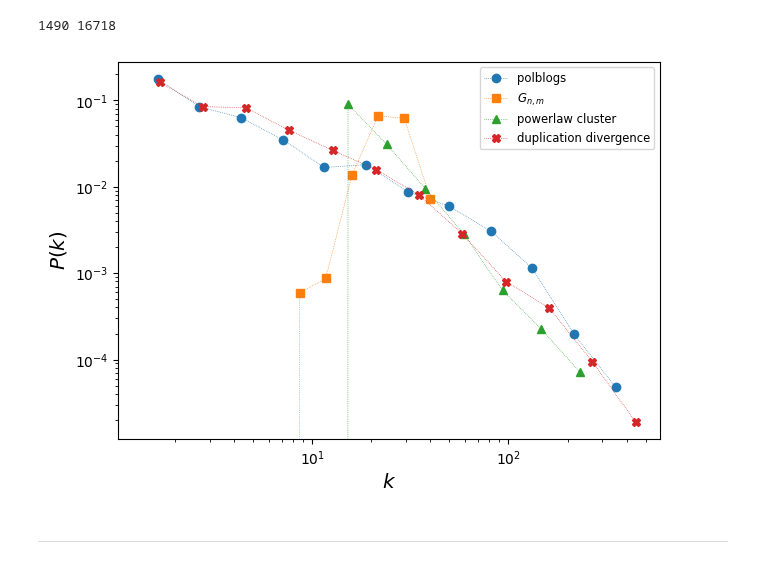
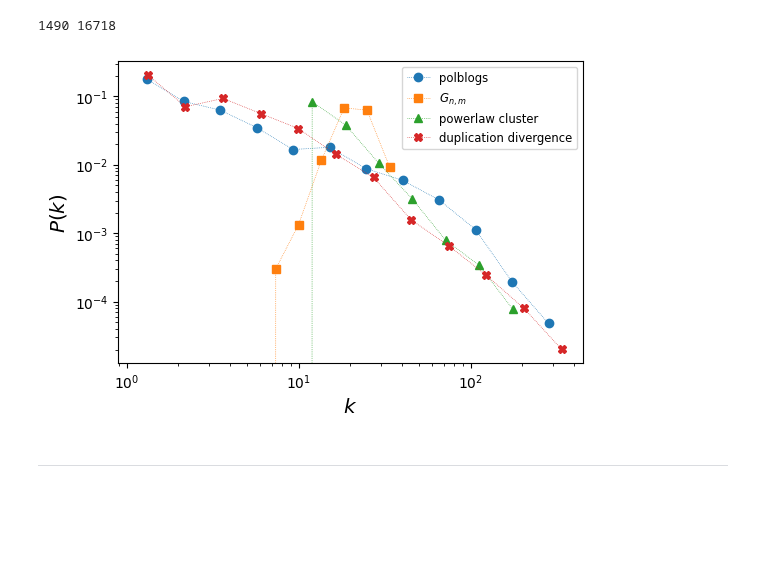
Before and after one commit to asmithh/network-science-data-book, a Jupyter notebook: class_03_networkx2.ipynb, the cells around one changed output. Saved outputs shown, nothing was run; the diff lists cells and outputs as text; code cells hidden in the pictures; blank space fills up the shorter version.

```diff
--- a/class_03_networkx2.ipynb
+++ b/class_03_networkx2.ipynb
@@ -152,7 +233,7 @@ Source: http://barabasi.com/networksciencebook/chapter/4#hubs
 ;) don't look below
 _______________
 # %%
-def degree_distribution(G, number_of_bins=15, log_binning=True, density=True):
+def degree_distribution(G, number_of_bins=15, log_binning=True, density=True, directed=False):
     """
     Given a degree sequence, return the y values (probability) and the
     x values (support) of a degree distribution that you're going to plot.
@@ -172,32 +253,56 @@ def degree_distribution(G, number_of_bins=15, log_binning=True, density=True):
         whether to return counts or probability density (default: True)
         Note: probability densities integrate to 1 but do not sum to 1.
 
+    directed (bool or str):
+        if False, this assumes the network is undirected. Otherwise, the
+        function requires an 'in' or 'out' as input, which will create the
+        in- or out-degree distributions, respectively.
+
     Returns
     -------
-    hist, bins (np.ndarray):
+    bins_out, probs (np.ndarray):
         probability density if density=True node counts if density=False; binned edges
 
     """
 
+    # Step 0: Do we want the directed or undirected degree distribution?
+    if directed:
+        if directed=='in':
+            k = list(dict(G.in_degree()).values()) # get the in degree of each node
+        elif directed=='out':
+            k = list(dict(G.out_degree()).values()) # get the out degree of each node
+        else:
+            out_error = "Help! if directed!=False, the input needs to be either 'in' or 'out'"
+            print(out_error)
+            # Question: Is this the correct way to raise an error message in Python?
+            #           See "raise" function...
+            return out_error
+    else:
+        k = list(dict(G.degree()).values()) # get the degree of each node
+
+
     # Step 1: We will first need to define the support of our distribution
-    k = list(dict(G.degree()).values()) # get the degree of each node
-    kmax = np.max(k)                    # get the maximum degree
+    kmax = np.max(k)    # get the maximum degree
+    kmin = 0            # let's assume kmin must be 0
 
 
     # Step 2: Then we'll need to construct bins
     if log_binning:
         # array of bin edges including rightmost and leftmost
-        bins = np.logspace(0,np.log10(kmax+1),number_of_bins+1)
+        bins = np.logspace(0, np.log10(kmax+1), number_of_bins+1)
+    else:
+        bins = np.linspace(0, kmax+1, num=number_of_bins+1)
 
-    else:
-        bins = np.linspace(0,kmax+1,num=number_of_bins+1)
 
     # Step 3: Then we can compute the histogram using numpy
-    hist, _ = np.histogram(k,bins,density=density)
+    probs, _ = np.histogram(k, bins, density=density)
 
 
+    # Step 4: Return not the "bins" but the midpoint between adjacent bin
+    #         values. This is a better way to plot the distribution.
+    bins_out = bins[1:] - np.diff(bins)/2.0
 
-    return bins[1:], hist
+    return bins_out, probs
 # %%
 G0 = nx.to_undirected(digraph)
 x, y = degree_distribution(G0)
@@ -275,24 +394,24 @@ G3 = nx.duplication_divergence_graph(N, 0.6698)
 # np.mean([nx.duplication_divergence_graph(N, 0.6698).number_of_edges() for i in range(100)])
 # %%
-fig, ax = plt.subplots(1,1,figsize=(7,5),dpi=100)
+fig, ax = plt.subplots(1,1,figsize=(6,4),dpi=100)
 
 x0,y0 = degree_distribution(G0, number_of_bins=12)
 x1,y1 = degree_distribution(G1, number_of_bins=12)
 x2,y2 = degree_distribution(G2, number_of_bins=12)
 x3,y3 = degree_distribution(G3, number_of_bins=12)
 
 ax.loglog(x0,y0,marker='o',lw=0.5,ls=':',label='polblogs')
 ax.loglog(x1,y1,marker='s',lw=0.5,ls=':',label=r'$G_{n,m}$')
 ax.loglog(x2,y2,marker='^',lw=0.5,ls=':',label='powerlaw cluster')
 ax.loglog(x3,y3,marker='X',lw=0.5,ls=':',label='duplication divergence')
 
 ax.legend(fontsize='small')
 ax.set_xlabel(r'$k$',fontsize='x-large')
 ax.set_ylabel(r'$P(k)$',fontsize='x-large')
 
 plt.show()
 # %% [output]
-[figure, old version]
+[figure, new version]
 # %% [markdown]
 ________________
 # %% [markdown]
```
Also changed, not shown: parts of 29 cells of this notebook, 10 other files.
